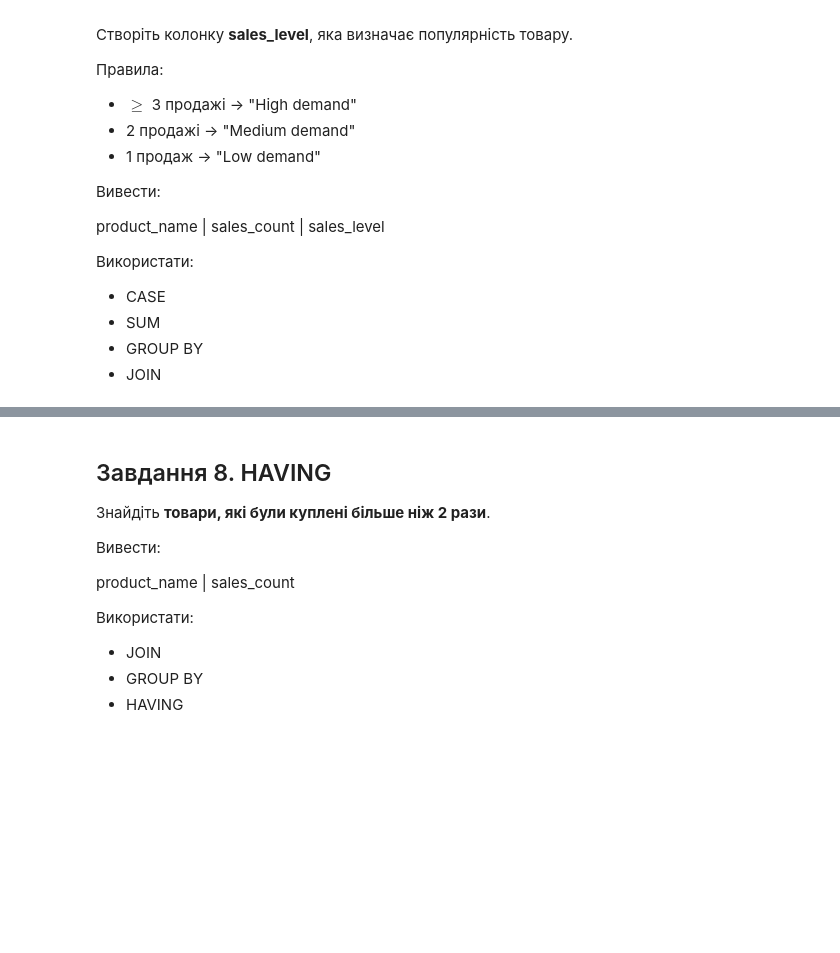
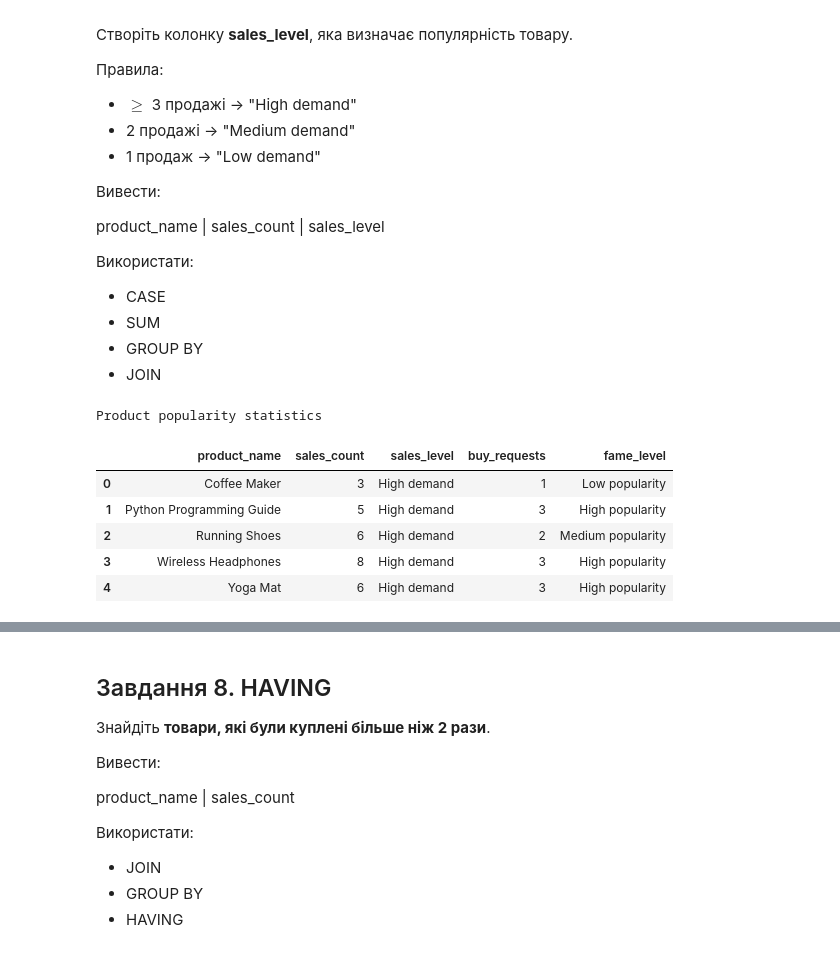
Before and after one commit to BogdanPinchuk/DataScience-PBY_HW7, a Jupyter notebook: Bohdan_Pinchuk_DS_HW7.ipynb, the cells around one changed output, grey strips where cells are left out. Drawn from its saved outputs; the diff is of its cells as text; code cells hidden in the pictures; blank space fills up the shorter version.

```diff
--- a/Bohdan_Pinchuk_DS_HW7.ipynb
+++ b/Bohdan_Pinchuk_DS_HW7.ipynb
@@ -818,3 +818,64 @@ product_name | sales_count | sales_level
 - SUM
 - GROUP BY
 - JOIN
+# %%
+#### Variant №1 ####
+
+import jinja2
+import sqlite3
+import pandas as pd
+
+# Input data
+# Solution
+# SQL
+conn = sqlite3.connect(db_file_name)
+cursor = conn.cursor()
+
+# Extract data from DB
+cursor.execute("""
+SELECT product_name,
+       sales_count,
+       CASE
+           WHEN sales_count = 1
+               THEN 'Low demand'
+           WHEN sales_count = 2
+               THEN 'Medium demand'
+           ELSE 'High demand'
+           END AS sales_level,
+       buy_requests,
+       CASE
+           WHEN buy_requests = 1
+               THEN 'Low popularity'
+           WHEN buy_requests = 2
+               THEN 'Medium popularity'
+           ELSE 'High popularity'
+           END AS fame_level
+FROM (SELECT product_name,
+             SUM(quantity)       AS sales_count,
+             COUNT(product_name) AS buy_requests
+      FROM order_items
+               JOIN orders ON order_items.order_id = orders.id
+               JOIN products ON order_items.product_id = products.id
+               JOIN customers ON orders.customer_id = customers.id
+      GROUP BY product_name);
+""")
+
+# Extract column names
+columns_names = [column_name[0] for column_name in cursor.description]
+# Extract data
+table_data = cursor.fetchall()
+
+conn.close()
+
+# Print results
+df = (pd.DataFrame(table_data, columns=columns_names).style.
+      set_caption("Product popularity statistics"))
+display(df)
+# %% [output]
+Product popularity statistics
+|  | product_name | sales_count | sales_level | buy_requests | fame_level |
+| 0 | Coffee Maker | 3 | High demand | 1 | Low popularity |
+| 1 | Python Programming Guide | 5 | High demand | 3 | High popularity |
+| 2 | Running Shoes | 6 | High demand | 2 | Medium popularity |
+| 3 | Wireless Headphones | 8 | High demand | 3 | High popularity |
+| 4 | Yoga Mat | 6 | High demand | 3 | High popularity |
```
Also changed, not shown: parts of 3 cells of this notebook.
